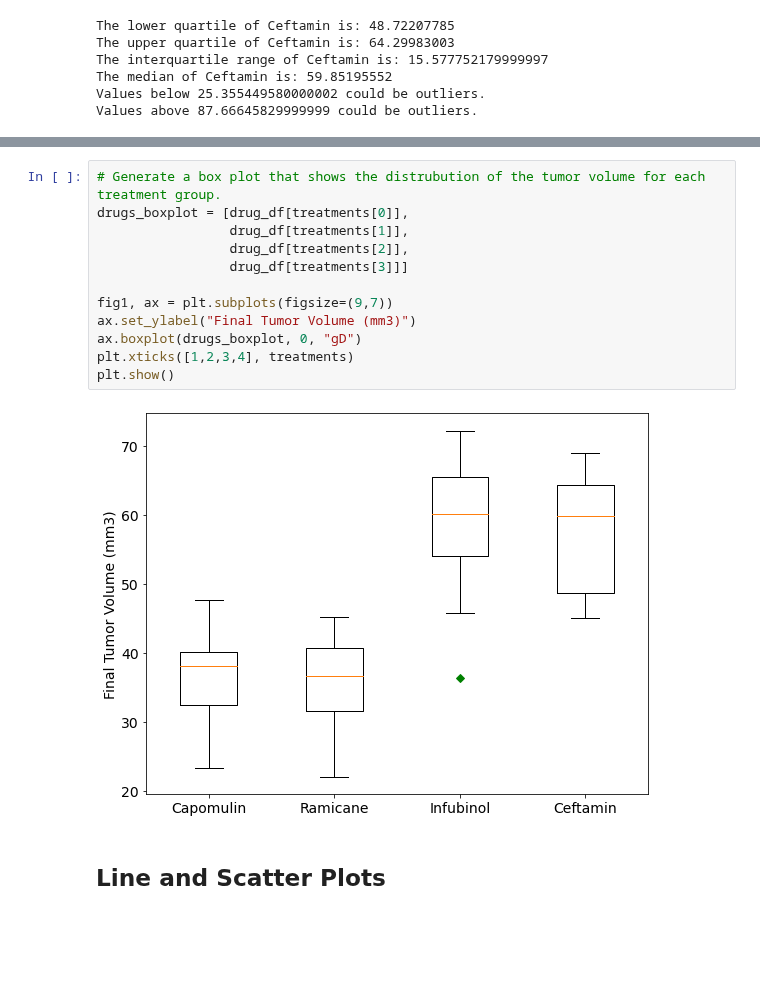
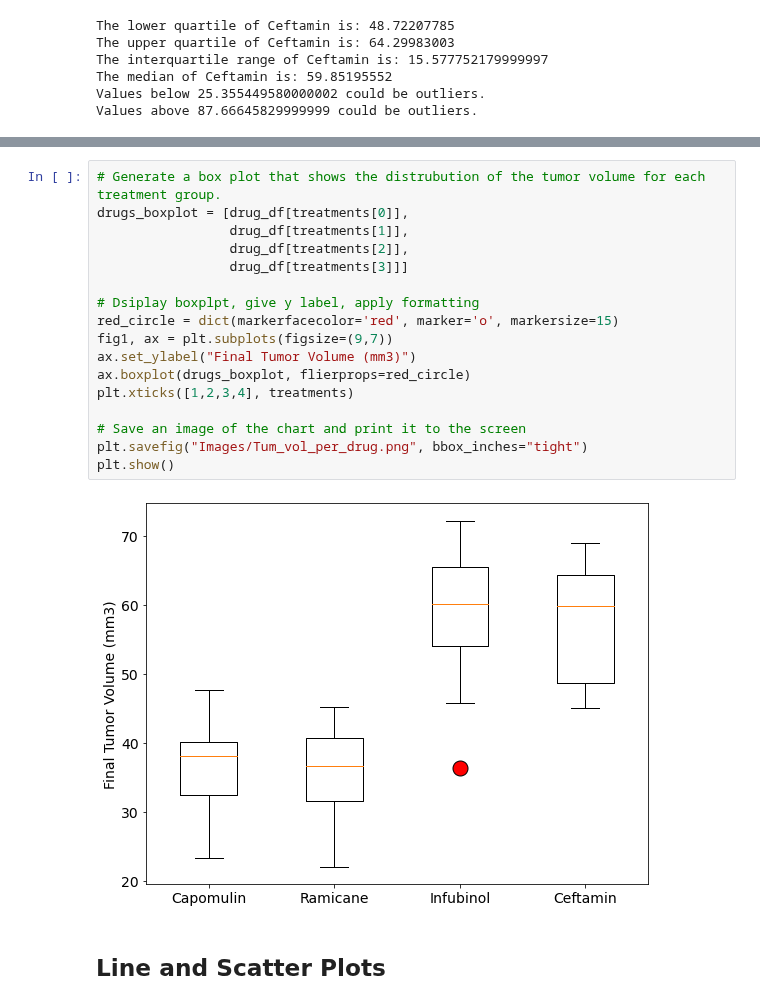
Before and after one commit to andrewdhawthorne/Module-5-Matplotlib-Challenge, a Jupyter notebook: Pymaceuticals/Pymaceuticals_student_solution.ipynb, the cells around one changed output, grey strips where cells are left out. Saved outputs shown, nothing was run; the diff lists cells and outputs as text; blank space fills up the shorter version.

```diff
--- a/Pymaceuticals/Pymaceuticals_student_solution.ipynb
+++ b/Pymaceuticals/Pymaceuticals_student_solution.ipynb
@@ -412,17 +408,22 @@ outliers_summary_df
 # %%
 # Generate a box plot that shows the distrubution of the tumor volume for each treatment group.
 drugs_boxplot = [drug_df[treatments[0]],
                  drug_df[treatments[1]],
                  drug_df[treatments[2]],
                  drug_df[treatments[3]]]
 
+# Dsiplay boxplpt, give y label, apply formatting
+red_circle = dict(markerfacecolor='red', marker='o', markersize=15)
 fig1, ax = plt.subplots(figsize=(9,7))
 ax.set_ylabel("Final Tumor Volume (mm3)")
-ax.boxplot(drugs_boxplot, 0, "gD")
+ax.boxplot(drugs_boxplot, flierprops=red_circle)
 plt.xticks([1,2,3,4], treatments)
+
+# Save an image of the chart and print it to the screen
+plt.savefig("Images/Tum_vol_per_drug.png", bbox_inches="tight")
 plt.show()
 # %% [output]
-[figure, old version]
+[figure, new version]
 # %% [markdown]
 ## Line and Scatter Plots
 # %%
```
Also changed, not shown: parts of 11 cells of this notebook, 5 other files.
